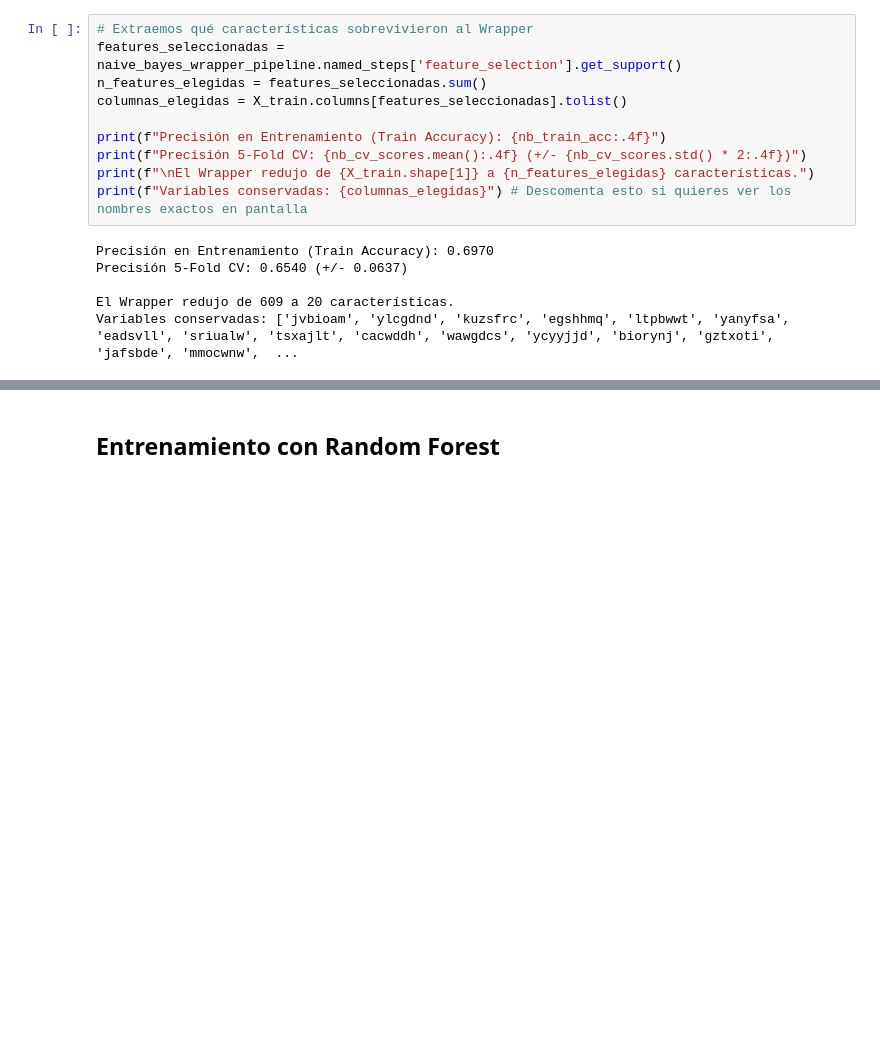
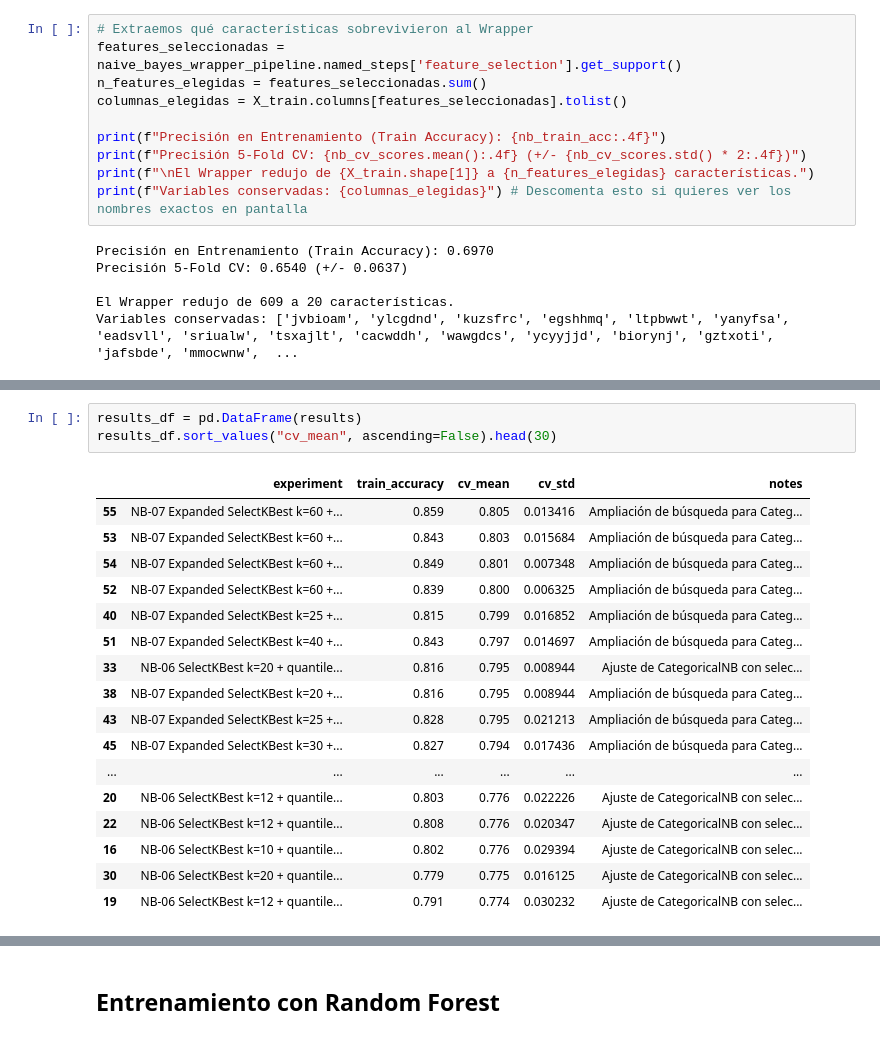
Before and after one commit to Qub1ts/Practica-3y4-AAII, a Jupyter notebook: Grupo-1.ipynb, the cells around one changed output, grey strips where cells are left out. Cells and saved outputs as stored; diff of their text form; blank space fills up the shorter version.

```diff
--- a/Grupo-1.ipynb
+++ b/Grupo-1.ipynb
@@ -279,0 +595,21 @@ Variables conservadas: ['jvbioam', 'ylcgdnd', 'kuzsfrc', 'egshhmq', 'ltpbwwt', '
+# %%
+results_df = pd.DataFrame(results)
+results_df.sort_values("cv_mean", ascending=False).head(30)
+# %% [output]
+|  | experiment | train_accuracy | cv_mean | cv_std | notes |
+| 55 | NB-07 Expanded SelectKBest k=60 +... | 0.859 | 0.805 | 0.013416 | Ampliación de búsqueda para Categ... |
+| 53 | NB-07 Expanded SelectKBest k=60 +... | 0.843 | 0.803 | 0.015684 | Ampliación de búsqueda para Categ... |
+| 54 | NB-07 Expanded SelectKBest k=60 +... | 0.849 | 0.801 | 0.007348 | Ampliación de búsqueda para Categ... |
+| 52 | NB-07 Expanded SelectKBest k=60 +... | 0.839 | 0.800 | 0.006325 | Ampliación de búsqueda para Categ... |
+| 40 | NB-07 Expanded SelectKBest k=25 +... | 0.815 | 0.799 | 0.016852 | Ampliación de búsqueda para Categ... |
+| 51 | NB-07 Expanded SelectKBest k=40 +... | 0.843 | 0.797 | 0.014697 | Ampliación de búsqueda para Categ... |
+| 33 | NB-06 SelectKBest k=20 + quantile... | 0.816 | 0.795 | 0.008944 | Ajuste de CategoricalNB con selec... |
+| 38 | NB-07 Expanded SelectKBest k=20 +... | 0.816 | 0.795 | 0.008944 | Ampliación de búsqueda para Categ... |
+| 43 | NB-07 Expanded SelectKBest k=25 +... | 0.828 | 0.795 | 0.021213 | Ampliación de búsqueda para Categ... |
+| 45 | NB-07 Expanded SelectKBest k=30 +... | 0.827 | 0.794 | 0.017436 | Ampliación de búsqueda para Categ... |
+| ... | ... | ... | ... | ... | ... |
+| 20 | NB-06 SelectKBest k=12 + quantile... | 0.803 | 0.776 | 0.022226 | Ajuste de CategoricalNB con selec... |
+| 22 | NB-06 SelectKBest k=12 + quantile... | 0.808 | 0.776 | 0.020347 | Ajuste de CategoricalNB con selec... |
+| 16 | NB-06 SelectKBest k=10 + quantile... | 0.802 | 0.776 | 0.029394 | Ajuste de CategoricalNB con selec... |
+| 30 | NB-06 SelectKBest k=20 + quantile... | 0.779 | 0.775 | 0.016125 | Ajuste de CategoricalNB con selec... |
+| 19 | NB-06 SelectKBest k=12 + quantile... | 0.791 | 0.774 | 0.030232 | Ajuste de CategoricalNB con selec... |
```
Also changed, not shown: parts of 25 cells of this notebook, 2 other files.
